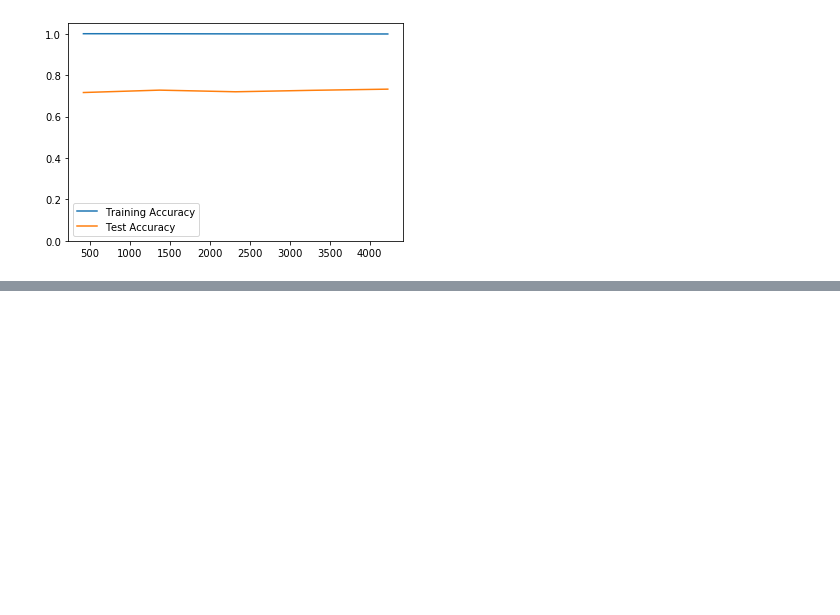
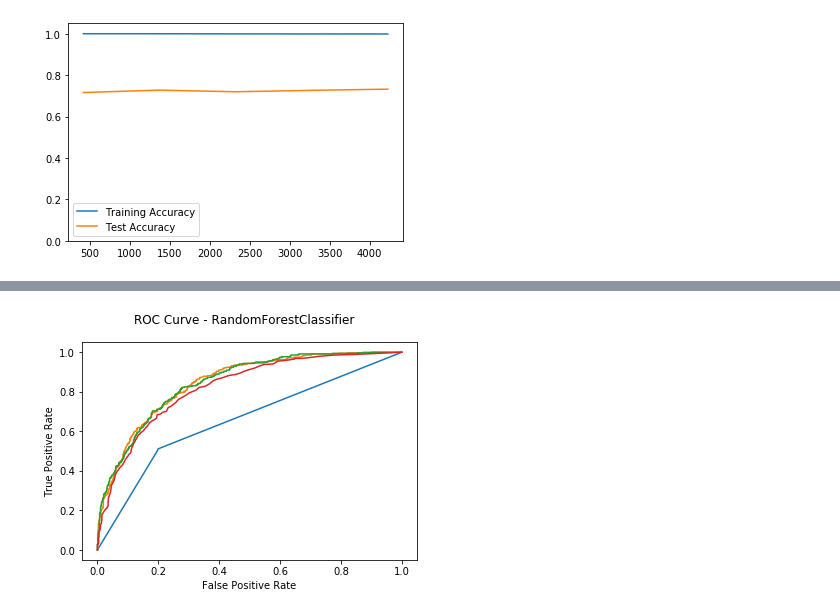
Before and after one commit to daanishrasheed/churn-model, a Jupyter notebook: notebooks/05. Training Different Models.ipynb, the cells around one changed output, grey strips where cells are left out. Drawn from its saved outputs; the diff is of its cells as text; code cells hidden in the pictures; blank space fills up the shorter version.

```diff
--- a/notebooks/05. Training Different Models.ipynb
+++ b/notebooks/05. Training Different Models.ipynb
@@ -220,0 +268,15 @@ plt.ylim(0,1.05)
+# %%
+X_train_subset, X_validation, y_train_subset, y_validation = train_test_split(X_train, y_train, test_size=0.25, random_state=42)
+# %%
+for model_class in models_to_train:
+    model = model_class()
+    model.fit(X_train_subset, y_train_subset)
+    y_score = model.predict_proba(X_validation)
+    y_score = y_score[:, 1]
+    fpr, tpr, thresholds = roc_curve(y_validation, y_score)
+    plt.plot(fpr, tpr, label=f"{type(model).__name__})
+    plt.xlabel("False Positive Rate")
+    plt.ylabel("True Positive Rate")
+    plt.suptitle(f"ROC Curve - {type(model).__name__}")
+# %% [output]
+[figure, added]
```
Also changed, not shown: parts of 11 cells of this notebook.
